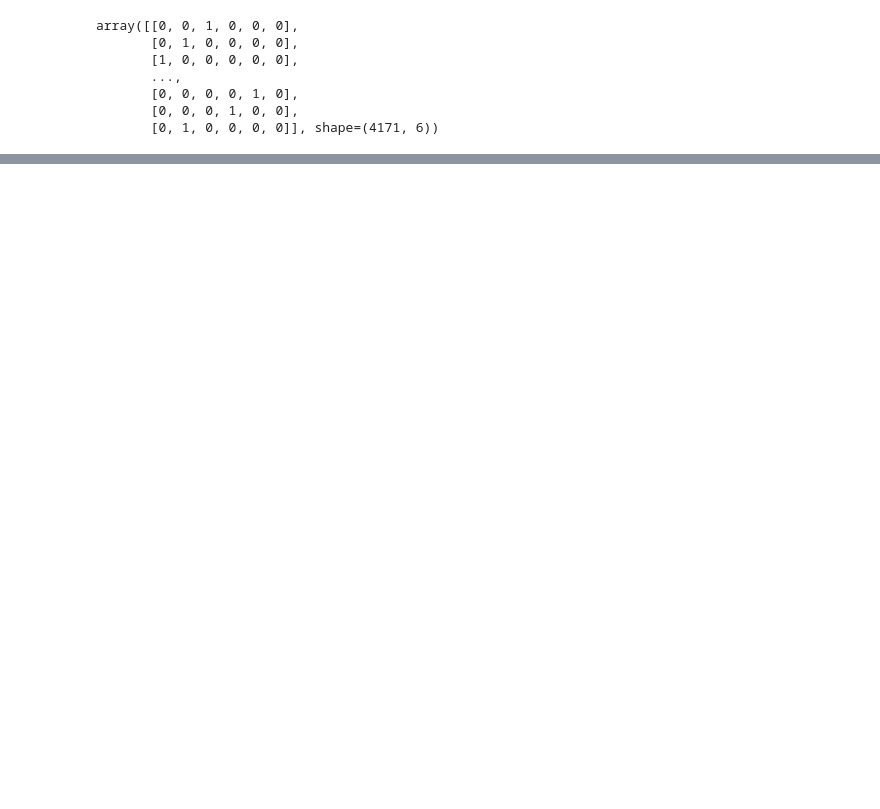
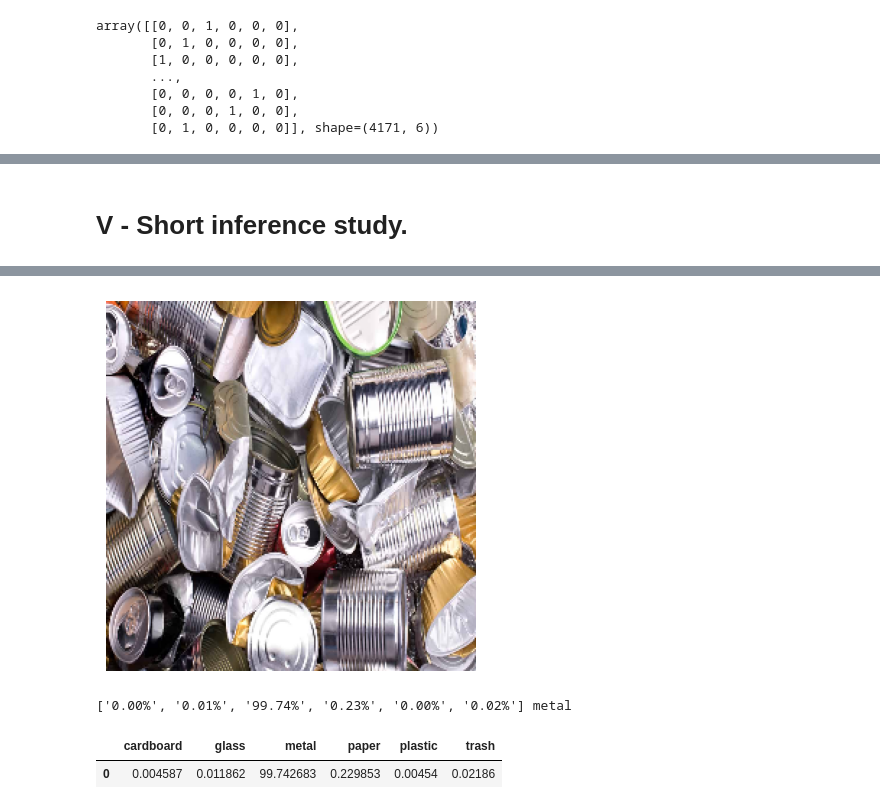
Before and after one commit to A-Francoise/garbage_classification, a Jupyter notebook: garbage_classification.ipynb, the cells around one changed output, grey strips where cells are left out. Drawn from its saved outputs; the diff is of its cells as text; code cells hidden in the pictures; blank space fills up the shorter version.

Commit message:
fix: garbage_classification.ipynb

```diff
--- a/garbage_classification.ipynb
+++ b/garbage_classification.ipynb
@@ -404,0 +541,2 @@ F1-score: 0.9228
+# %% [markdown]
+# V - Short inference study.
@@ -404,0 +584,23 @@ F1-score: 0.9228
+# %%
+img, preds = predict_on_file(
+    model=garbage_cnn,
+    image_url="https://media.generalkinematics.com/wp-content/uploads/2023/04/iStock-491962627.jpg"
+)
+preds
+# Exemple : features = np.random.rand(224,224,3)
+plt.imshow(img[0])
+plt.axis('off')  # cacher les axes
+plt.show()
+
+
+label_str = one_hot_decode(one_hot=preds[0])
+
+arr_percent = preds * 100
+preds_df = pd.DataFrame(arr_percent, columns=CLASSES)
+# print(preds_df)
+
+
+formatted = ["{:.2f}%".format(x) for x in arr_percent[0]]
+print(formatted, label_str)
+preds_df
+# %% [output]
@@ -404,0 +608,4 @@ F1-score: 0.9228
+[figure, added]
+['0.00%', '0.01%', '99.74%', '0.23%', '0.00%', '0.02%'] metal
+|  | cardboard | glass | metal | paper | plastic | trash |
+| 0 | 0.004587 | 0.011862 | 99.742683 | 0.229853 | 0.00454 | 0.02186 |
```
Also changed, not shown: parts of 30 cells of this notebook.
